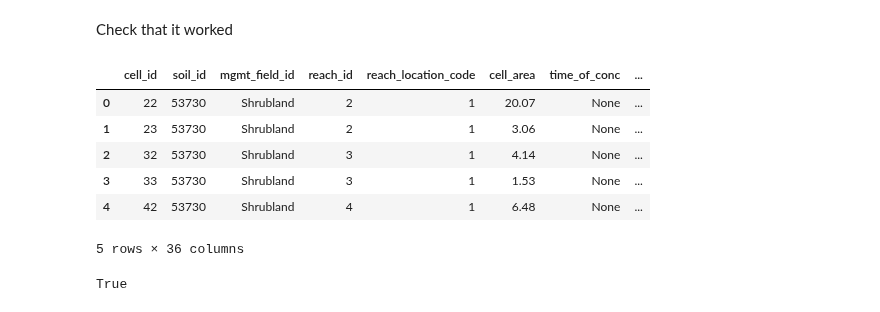
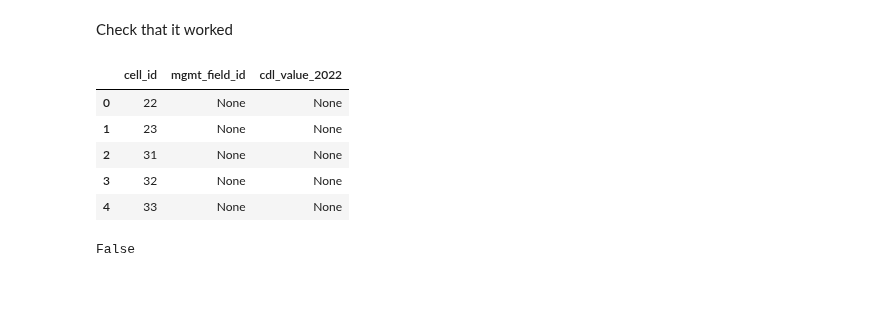
Before and after one commit to LucRSquared/pyagnps, a Jupyter notebook: notebooks/management_annagnps/fix_database_management_from_CDL.ipynb, the cells around one changed output. Drawn from its saved outputs; the diff is of its cells as text; code cells hidden in the pictures.

```diff
--- a/notebooks/management_annagnps/fix_database_management_from_CDL.ipynb
+++ b/notebooks/management_annagnps/fix_database_management_from_CDL.ipynb
@@ -205,19 +247,18 @@ finally:
 Check that it worked
 # %%
 # query = 'SELECT * FROM usa_valid_soil_layers_data WHERE "Soil_ID" = 568326'
-query = f"SELECT * FROM thuc_{thuc_id}_annagnps_cell_data_section ORDER BY cell_id"
+query = f"SELECT cell_id, mgmt_field_id, cdl_value_2022 FROM thuc_{thuc_id}_annagnps_cell_data_section ORDER BY cell_id"
 
 df = pd.read_sql_query(sql=sql_text(query), con=engine.connect())
 df.head()
 # %% [output]
-|  | cell_id | soil_id | mgmt_field_id | reach_id | reach_location_code | cell_area | time_of_conc | ... |
-| 0 | 22 | 53730 | Shrubland | 2 | 1 | 20.07 | None | ... |
-| 1 | 23 | 53730 | Shrubland | 2 | 1 | 3.06 | None | ... |
-| 2 | 32 | 53730 | Shrubland | 3 | 1 | 4.14 | None | ... |
-| 3 | 33 | 53730 | Shrubland | 3 | 1 | 1.53 | None | ... |
-| 4 | 42 | 53730 | Shrubland | 4 | 1 | 6.48 | None | ... |
+|  | cell_id | mgmt_field_id | cdl_value_2022 |
+| 0 | 22 | None | None |
+| 1 | 23 | None | None |
+| 2 | 31 | None | None |
+| 3 | 32 | None | None |
+| 4 | 33 | None | None |
-5 rows × 36 columns
 # %%
 df[df['mgmt_field_id'].isnull()].empty
 # %% [output]
-True
+False
```
Also changed, not shown: parts of 10 cells of this notebook, 16 other files.
